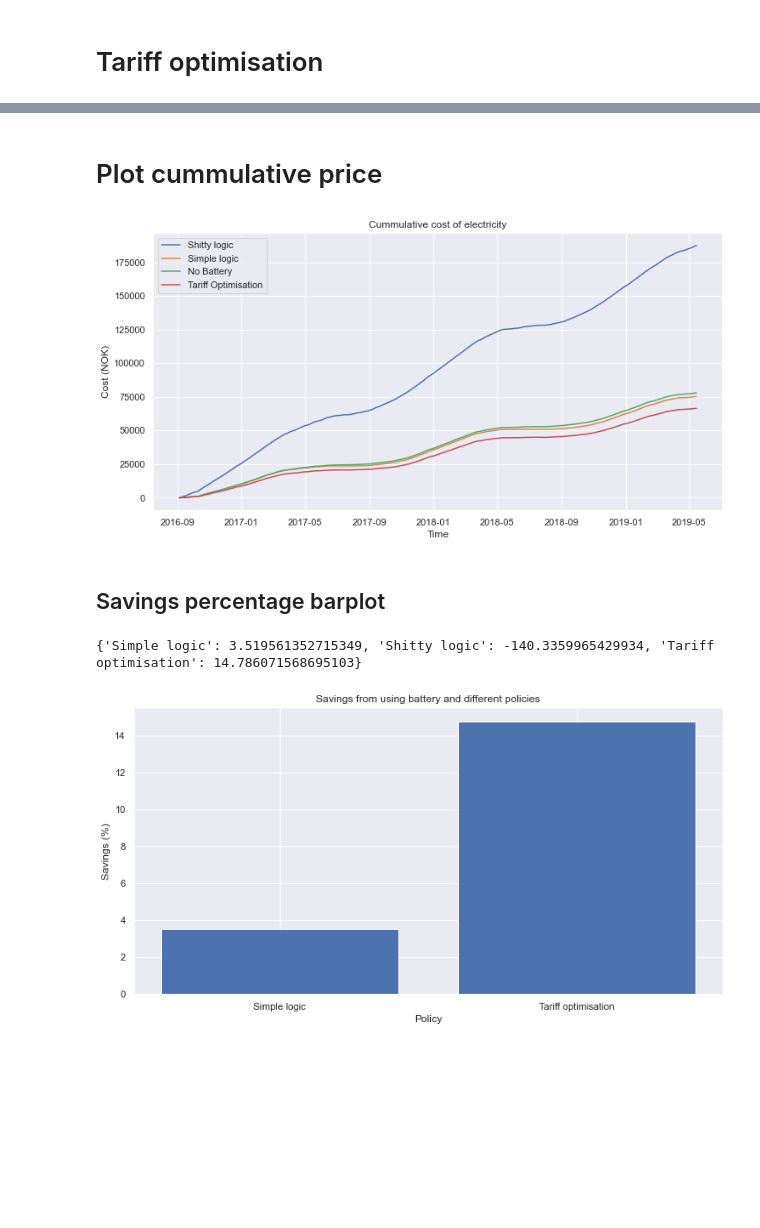
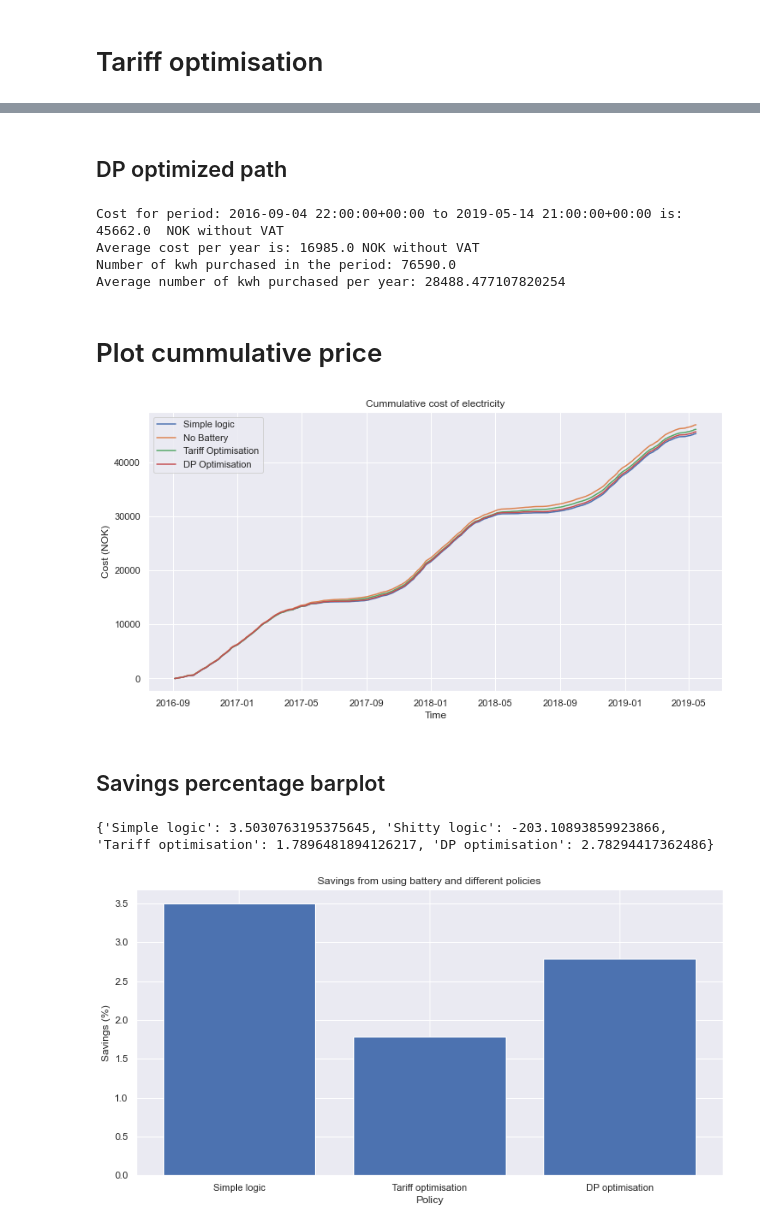
Before and after one commit to 4ug-aug/Otovo-OptimalControl, a Jupyter notebook: apply_battery.ipynb, the cells around one changed output, grey strips where cells are left out. Saved outputs shown, nothing was run; the diff lists cells and outputs as text; code cells hidden in the pictures; blank space fills up the shorter version.

Commit message:
Feat: Added DP-trajectory rollout and ran code on updated price dict

```diff
--- a/apply_battery.ipynb
+++ b/apply_battery.ipynb
@@ -331,7 +344,6 @@ def price_optimisation_logic(row, battery):
     hour = row["timeslot"].hour
 
 
-    peak_hours = [8, 9, 10, 11, 16, 17, 18, 19]
     # if hour is in peak hours we sell all the power we have and produce
     if hour in peak_hours:
         if power_yield >= 0:
@@ -395,8 +407,6 @@ def tariff_optimisation_logic(row, battery):
 
     power_yield = row["power_yield"]
     hour = row["timeslot"].hour
-    peak_hours = [8, 9, 10, 11, 16, 17, 18, 19]
-
     deficit = power_yield < 0
 
 
@@ -445,3 +455,36 @@ Average number of kwh purchased per year: 28392.511223320744
+# %% [markdown]
+##  DP optimized path
+# %%
+# Initialise battery
+battery = Battery(max_capacity=12)
+
+actions = pd.read_csv("actions_small_graph_mulitplied_peak.txt", sep=",", header=None)
+# convert to list
+actions = actions.values.tolist()[0]
+
+# Define logic
+def DP_logic(row, battery):
+
+    u =  actions.pop(0)
+    # u = 1
+
+    battery.charge(u)
+    row["surplus_deficit"] = row["power_yield"] - u
+
+    # row["surplus_deficit"] = battery.get_surplus_deficit()
+    row["battery_capacity"] = battery.get_current_capacity()
+
+
+    return row
+# %%
+series_battery_logic_DP = logic_rollout(series_merge.copy(), battery, DP_logic, get_price)
+# %%
+print_price_summary(series_battery_logic_DP)
+# %% [output]
+Cost for period: 2016-09-04 22:00:00+00:00 to 2019-05-14 21:00:00+00:00 is:  45662.0  NOK without VAT
+Average cost per year is: 16985.0 NOK without VAT
+Number of kwh purchased in the period: 76590.0
+Average number of kwh purchased per year: 28488.477107820254
 # %% [markdown]
 # Plot cummulative price
 # %%
@@ -449,10 +492,11 @@ Average number of kwh purchased per year: 28392.511223320744
 import seaborn as sns
 sns.set()
 fig, ax = plt.subplots(figsize=(12, 6))
-ax.plot(series_battery_logic["timeslot"], series_battery_logic["price_cummulative"], label="Shitty logic")
+# ax.plot(series_battery_logic["timeslot"], series_battery_logic["price_cummulative"], label="Shitty logic")
 ax.plot(series_battery["timeslot"], series_battery["price_cummulative"], label="Simple logic")
 ax.plot(series_no_battery["timeslot"], series_no_battery["price_cummulative"], label="No Battery")
 ax.plot(series_battery_logic_TO["timeslot"], series_battery_logic_TO["price_cummulative"], label="Tariff Optimisation")
+ax.plot(series_battery_logic_DP["timeslot"], series_battery_logic_DP["price_cummulative"], label="DP Optimisation")
 
 ax.set_xlabel('Time')
 ax.set_ylabel('Cost (NOK)')
@@ -461,36 +505,36 @@ ax.set_title('Cummulative cost of electricity')
 ax.legend()
 plt.show()
 # %% [output]
-[figure, old version]
+[figure, new version]
 # %% [markdown]
 ## Savings percentage barplot
 # %%
-series_list = {"Simple logic": series_battery, "Shitty logic": series_battery_logic, "Tariff optimisation": series_battery_logic_TO}
+series_list = {"Simple logic": series_battery, "Shitty logic": series_battery_logic, "Tariff optimisation": series_battery_logic_TO, "DP optimisation": series_battery_logic_DP}
 
 savings_percentage_dict = {}
 
 # Create a savings percentage dictionary
 for name, series in series_list.items():
     series_price_sum = series["price"].sum()
     series_no_battery_price_sum = series_no_battery["price"].sum()
     savings_percentage = ((series_no_battery_price_sum-series_price_sum)/series_no_battery_price_sum)*100
     savings_percentage_dict[name] = savings_percentage
 print(savings_percentage_dict)
 
 
 # Drop "shitty logic" from savings_percentage_dict dict
 del savings_percentage_dict["Shitty logic"]
 
 
 # plot barplot of savings_percentage_dict
 import seaborn as sns
 sns.set()
 fig, ax = plt.subplots(figsize=(12, 6))
 ax.bar(list(savings_percentage_dict.keys()), list(savings_percentage_dict.values()))
 ax.set_xlabel('Policy')
 ax.set_ylabel('Savings (%)')
 ax.set_title('Savings from using battery and different policies')
 plt.show()
 # %% [output]
-{'Simple logic': 3.519561352715349, 'Shitty logic': -140.3359965429934, 'Tariff optimisation': 14.786071568695103}
+{'Simple logic': 3.5030763195375645, 'Shitty logic': -203.10893859923866, 'Tariff optimisation': 1.7896481894126217, 'DP optimisation': 2.78294417362486}
-[figure, old version]
+[figure, new version]
```
Also changed, not shown: parts of 14 cells of this notebook.
